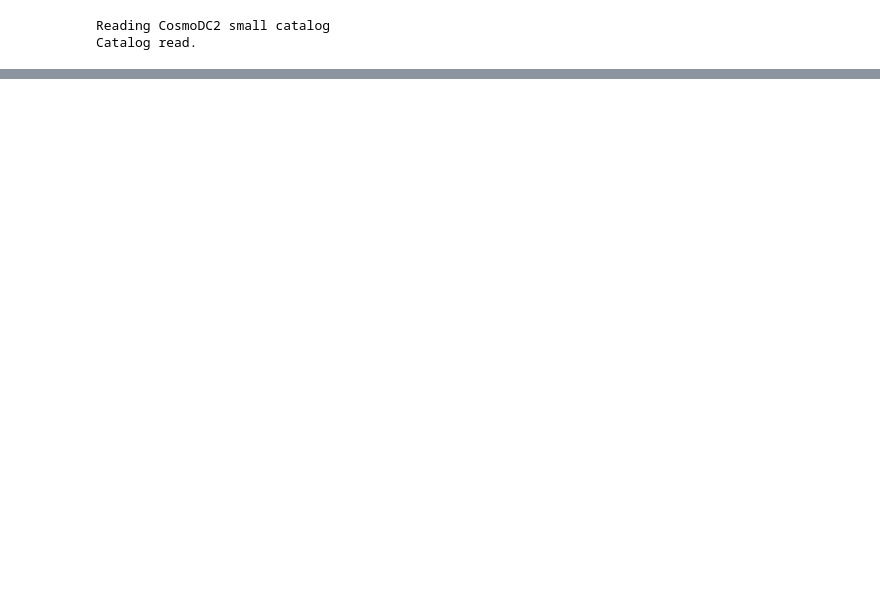
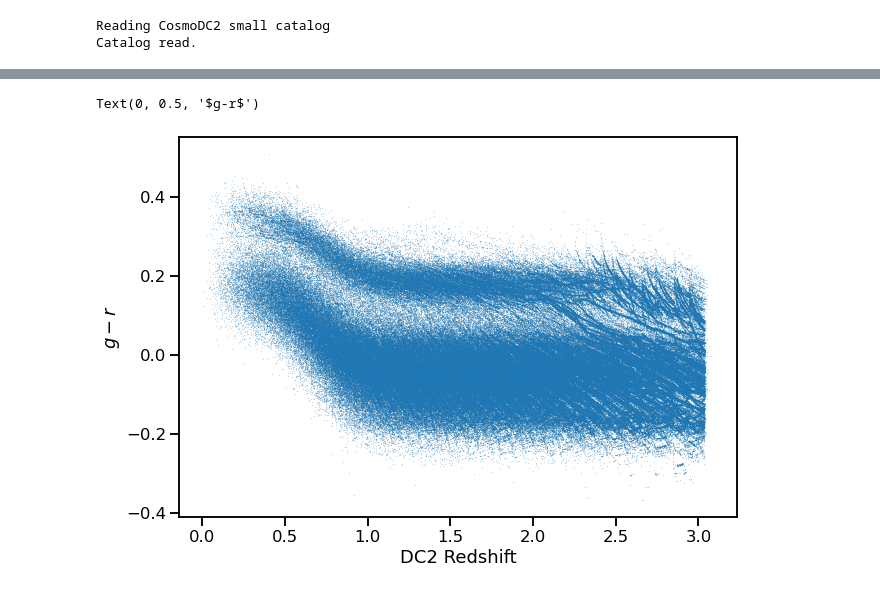
Before and after one commit to LSSTDESC/transient-host-sims, a Jupyter notebook: notebooks/pzflow_debug.ipynb, the cells around one changed output, grey strips where cells are left out. Saved outputs shown, nothing was run; the diff lists cells and outputs as text; code cells hidden in the pictures; blank space fills up the shorter version.

```diff
--- a/notebooks/pzflow_debug.ipynb
+++ b/notebooks/pzflow_debug.ipynb
@@ -79,13 +77,18 @@ conditional_columns = data_subset.columns.drop(['redshift'])#, 'logSFRtot'])
 latent = Uniform((-5,5))#,(-5,5))
 #means = np.array([data_subset['redshift'].mean(), data_subset['logSFRtot'].mean()])
 #stds = np.array([data_subset['redshift'].std(), data_subset['logSFRtot'].std()]) #switched 1/6 to 1/5.9
-mins = np.array([data_subset['redshift'].min()]#, data_subset['logSFRtot'].min()])
-maxs = np.array([data_subset['redshift'].max()]#, data_subset['logSFRtot'].max()]) #switched 1/6 to 1/5.9
+mins = np.array([data_subset['redshift'].min()])
+maxs = np.array([data_subset['redshift'].max()+0.1])
+latent = Uniform((-5,5))
+bijector = Chain(
+    ShiftBounds(mins, maxs, 5),
+    RollingSplineCoupling(nlayers=1, n_conditions=len(conditional_columns), K=2),
+)
 
-bijector = Chain(
-    ShiftBounds(mins, maxs, 4.9),
-    RollingSplineCoupling(nlayers=2, n_conditions=len(conditional_columns), K=2),
-)
+#bijector = Chain(
+#    ShiftBounds(mins, maxs, 4.9),
+#    RollingSplineCoupling(nlayers=1, n_conditions=len(conditional_columns)),#, K=2
+#)
 # %%
 
 # To create the conditional flow, we have to provide
@@ -94,7 +97,7 @@ bijector = Chain(
 # 3. The names of the conditional columns
 
 flow = Flow(
-    data_columns = ("redshift"), #, "logSFRtot"
+    data_columns = (["redshift"]), #, "logSFRtot"
     conditional_columns = conditional_columns,
     bijector = bijector,
     latent = latent,
@@ -124,7 +127,7 @@ samples
 # %%
 data_subset['redshift_old'] = data_subset['redshift']
-data_subset['logSFRtot_old'] = data_subset['logSFRtot']
+#data_subset['logSFRtot_old'] = data_subset['logSFRtot']
 # %%
 data_subset['redshift_new'] = samples['redshift']
-data_subset['logSFRtot_new'] = samples['logSFRtot']
+#data_subset['logSFRtot_new'] = samples['logSFRtot']
 # %%
@@ -137,5 +152,8 @@ plt.ylabel(r"$g-r$")
 # %%
 plt.figure(figsize=(10,7))
-plt.plot(data_subset['redshift_old'], data_subset['r-i'], 'o', ms=0.1)
+plt.plot(data_subset['redshift_old'], data_subset['Mag_true_g_lsst_z0'] - data_subset['Mag_true_r_lsst_z0'], 'o', ms=0.1)
 plt.xlabel("DC2 Redshift")
 plt.ylabel(r"$g-r$")
+# %% [output]
+Text(0, 0.5, '$g-r$')
+[figure, added]
```
Also changed, not shown: parts of 12 cells of this notebook, 15 other files.
